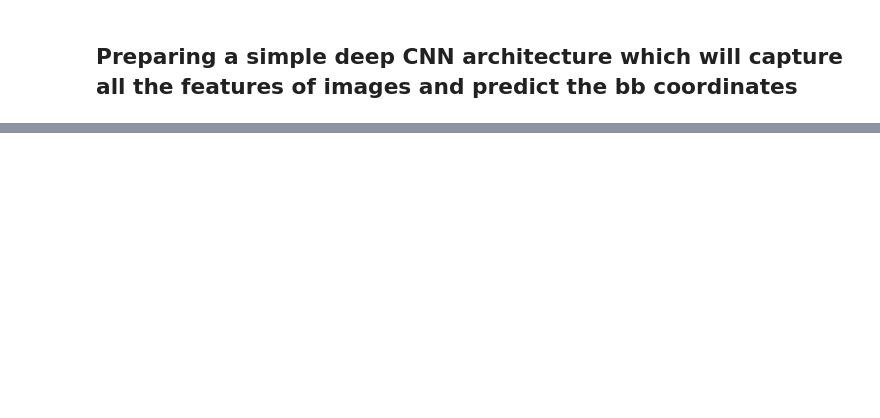
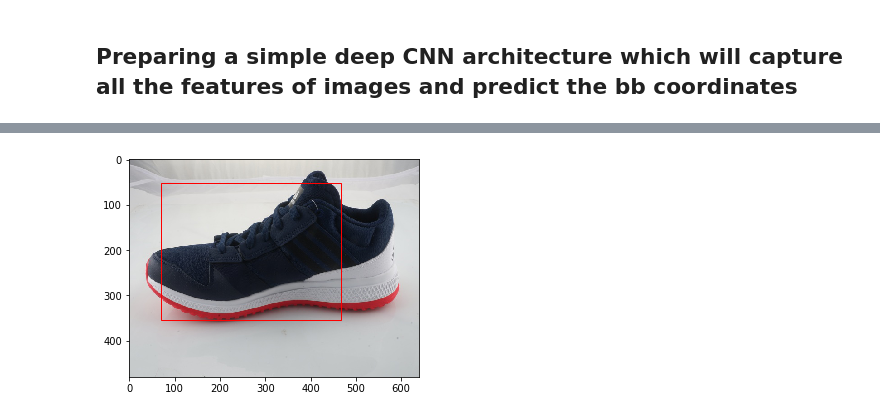
Before and after one commit to amet-vikram13/Object-Detection, a Jupyter notebook: object_detection.ipynb, the cells around one changed output, grey strips where cells are left out. Cells and saved outputs as stored; diff of their text form; code cells hidden in the pictures; blank space fills up the shorter version.

```diff
--- a/object_detection.ipynb
+++ b/object_detection.ipynb
@@ -347,0 +499,15 @@ print ("Test Accuracy = " + str(preds[1]))
+# %%
+#### Load fold4 -- arrays_3000_3999 #####
+loaded = np.load('./images_arrays/arrays_3000_3999.npz')
+X = loaded['image_matrix']
+y = train_org.drop(['image_name'],axis=1)[:1000].values
+X_train,y_train,X_test,y_test = shuffle_batch(X,y,SEED)
+# %%
+model = final_model((480,640,3))
+model.load_weights("./weights/fold3/weights.best.hdf5")
+model.compile(optimizer='adam',loss='mean_squared_error',metrics=['accuracy'])
+filepath="./weights/fold4/weights.best.hdf5"
+checkpoint = ModelCheckpoint(filepath, monitor='val_acc', verbose=1, save_best_only=True, mode='max')
+callbacks_list = [checkpoint]
+# %%
+model.fit(X_train,y_train,validation_split=0.2, epochs=8, batch_size=8, callbacks=callbacks_list, verbose=0)
@@ -347,0 +531,4 @@ print ("Test Accuracy = " + str(preds[1]))
+# %%
+plot_test_matrix(X_test[0],model)
+# %% [output]
+[figure, added]
```
Also changed, not shown: parts of 92 cells of this notebook, 8 other files.
